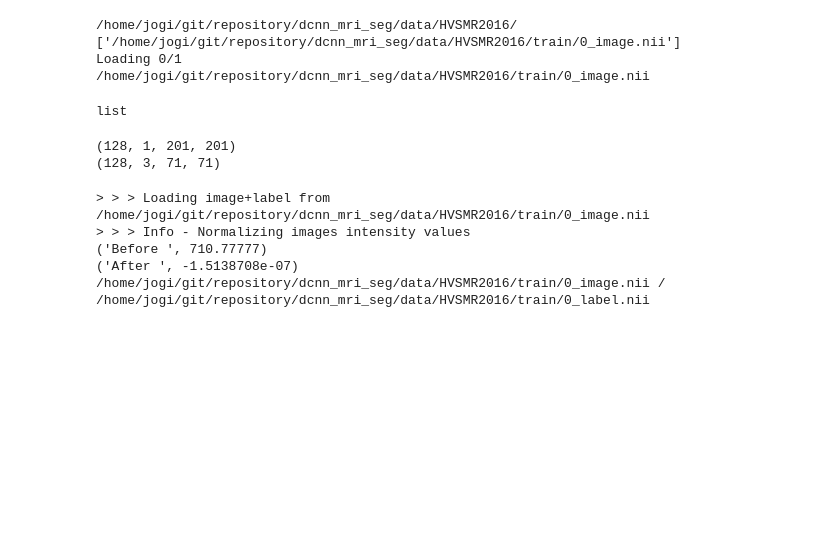
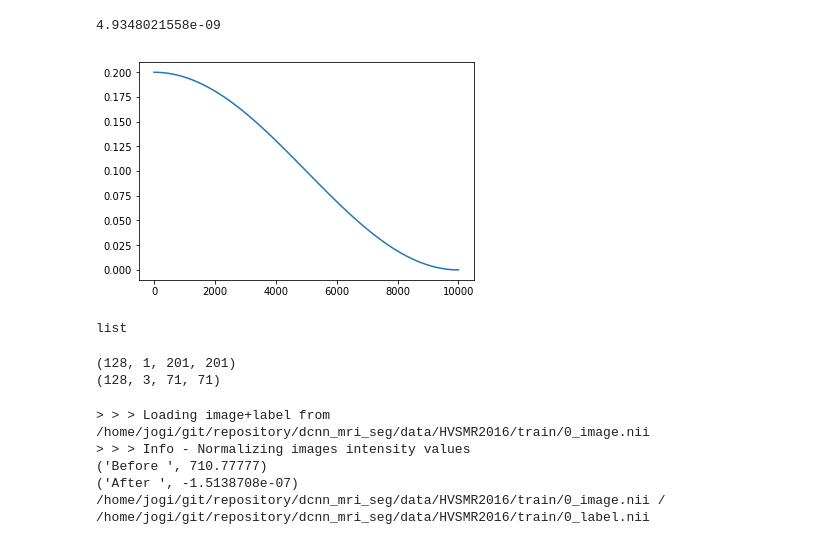
Before and after one commit to toologicbv/dcnn_acdc, a Jupyter notebook: notebooks/load_mri.ipynb, the cells around one changed output. Drawn from its saved outputs; the diff is of its cells as text; code cells hidden in the pictures; blank space fills up the shorter version.

```diff
--- a/notebooks/load_mri.ipynb
+++ b/notebooks/load_mri.ipynb
@@ -45,17 +43,22 @@ from jelmer_util.helper import loadImageDir, generateBatch2D
 %matplotlib inline
 %load_ext autoreload
 %autoreload 2
-# %%
-print(config.data_dir)
-traindir = os.path.join(config.data_dir, "train")
-filetype = "*image*.nii"
-
-trainimages, trainlabels, traincount = loadImageDir(glob.glob(traindir + os.path.sep + filetype), nclass=3)
-# %% [output]
-/home/jogi/git/repository/dcnn_mri_seg/data/HVSMR2016/
-['/home/jogi/git/repository/dcnn_mri_seg/data/HVSMR2016/train/0_image.nii']
-Loading 0/1
-/home/jogi/git/repository/dcnn_mri_seg/data/HVSMR2016/train/0_image.nii
+# %%
+alpha_0 = 0.2
+cycle_time = 10000
+
+lr_func = lambda it, alpha_0, cycle_time: (alpha_0/2.0)*(np.cos((np.pi*float(np.mod(it-1, cycle_time)))/cycle_time)+1)
+
+x = np.arange(1, cycle_time + 1)
+lr = [lr_func(i, alpha_0, cycle_time) for i in x]
+
+plt.plot(x, lr)
+plt.show
+
+print(lr[-1])
+# %% [output]
+4.9348021558e-09
+[figure, added]
 # %%
 type(trainimages)
 # %% [output]
```
Also changed, not shown: parts of 1 cell of this notebook, 11 other files.
